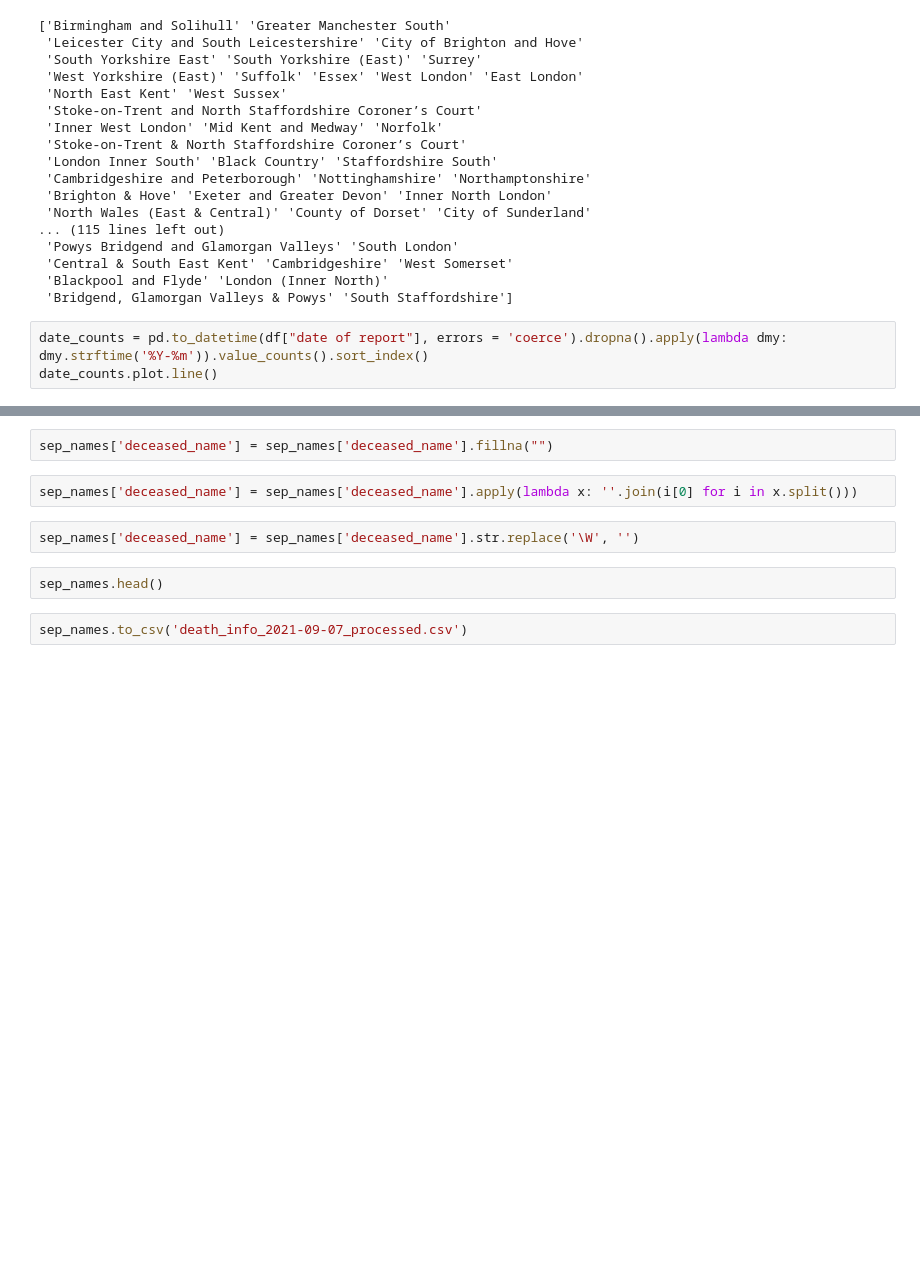
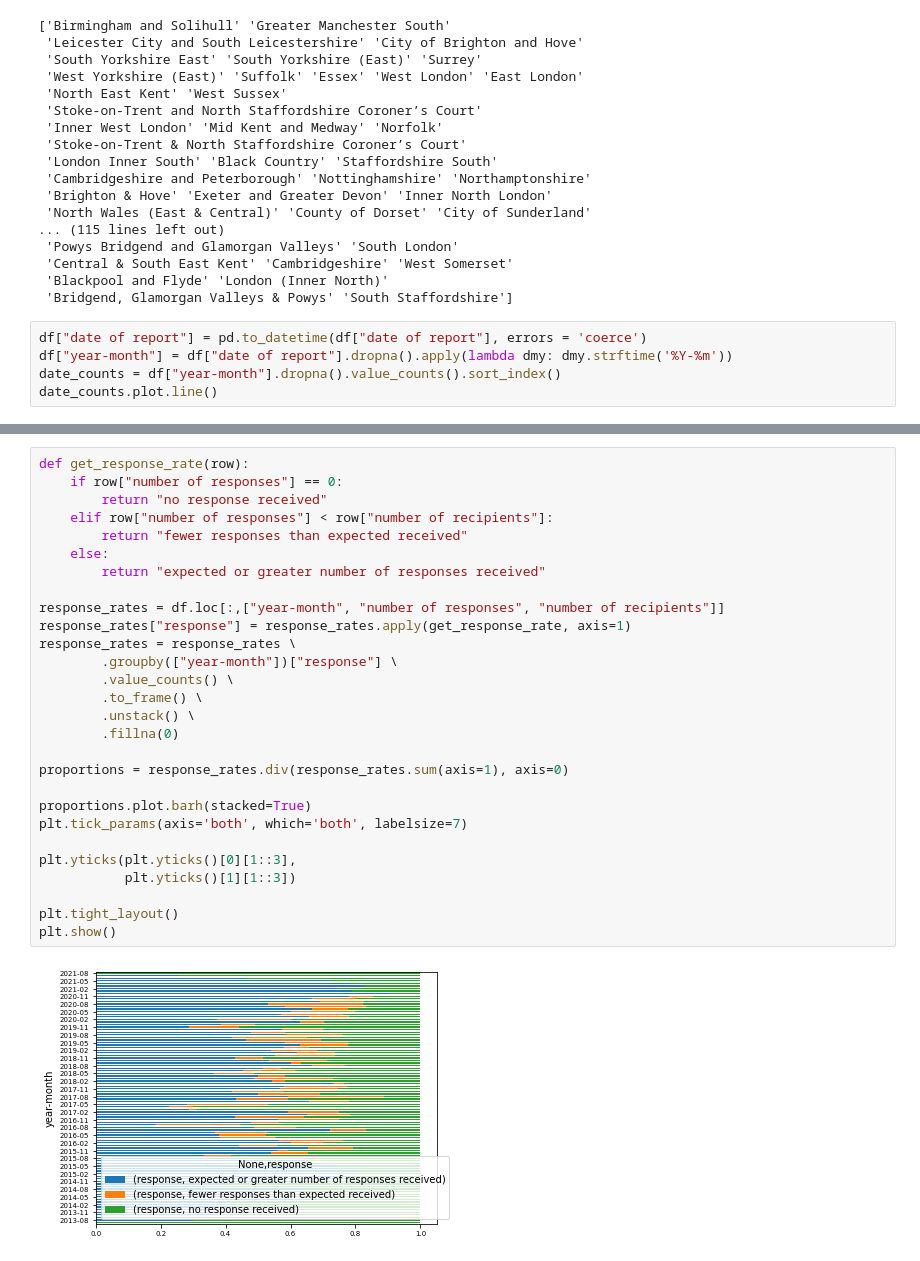
Before and after one commit to georgiarichards/georgiarichards.github.io, a Jupyter notebook: data/Web_scraper_PFDs.ipynb, the cells around one changed output, grey strips where cells are left out. Saved outputs shown, nothing was run; the diff lists cells and outputs as text; blank space fills up the shorter version.

Commit message:
Updated index.html to fetch latest CSV; added some charts in notebook.

```diff
--- a/data/Web_scraper_PFDs.ipynb
+++ b/data/Web_scraper_PFDs.ipynb
@@ -401,6 +406,8 @@ print(areas)
  'Blackpool and Flyde' 'London (Inner North)'
  'Bridgend, Glamorgan Valleys & Powys' 'South Staffordshire']
 # %%
-date_counts = pd.to_datetime(df["date of report"], errors = 'coerce').dropna().apply(lambda dmy: dmy.strftime('%Y-%m')).value_counts().sort_index()
+df["date of report"] = pd.to_datetime(df["date of report"], errors = 'coerce')
+df["year-month"] = df["date of report"].dropna().apply(lambda dmy: dmy.strftime('%Y-%m'))
+date_counts = df["year-month"].dropna().value_counts().sort_index()
 date_counts.plot.line()
 # %% [output]
@@ -431,10 +427,30 @@ sep_names.head()
-# %%
-sep_names['deceased_name'] = sep_names['deceased_name'].fillna("")
-# %%
-sep_names['deceased_name'] = sep_names['deceased_name'].apply(lambda x: ''.join(i[0] for i in x.split()))
-# %%
-sep_names['deceased_name'] = sep_names['deceased_name'].str.replace('\W', '')
-# %%
-sep_names.head()
-# %%
-sep_names.to_csv('death_info_2021-09-07_processed.csv')
+# %%
+def get_response_rate(row):
+    if row["number of responses"] == 0:
+        return "no response received"
+    elif row["number of responses"] < row["number of recipients"]:
+        return "fewer responses than expected received"
+    else:
+        return "expected or greater number of responses received"
+
+response_rates = df.loc[:,["year-month", "number of responses", "number of recipients"]]
+response_rates["response"] = response_rates.apply(get_response_rate, axis=1)
+response_rates = response_rates \
+        .groupby(["year-month"])["response"] \
+        .value_counts() \
+        .to_frame() \
+        .unstack() \
+        .fillna(0)
+
+proportions = response_rates.div(response_rates.sum(axis=1), axis=0)
+
+proportions.plot.barh(stacked=True)
+plt.tick_params(axis='both', which='both', labelsize=7)
+
+plt.yticks(plt.yticks()[0][1::3],
+           plt.yticks()[1][1::3])
+
+plt.tight_layout()
+plt.show()
+# %% [output]
+[figure, added]
```
Also changed, not shown: parts of 9 cells of this notebook, 2 other files.
